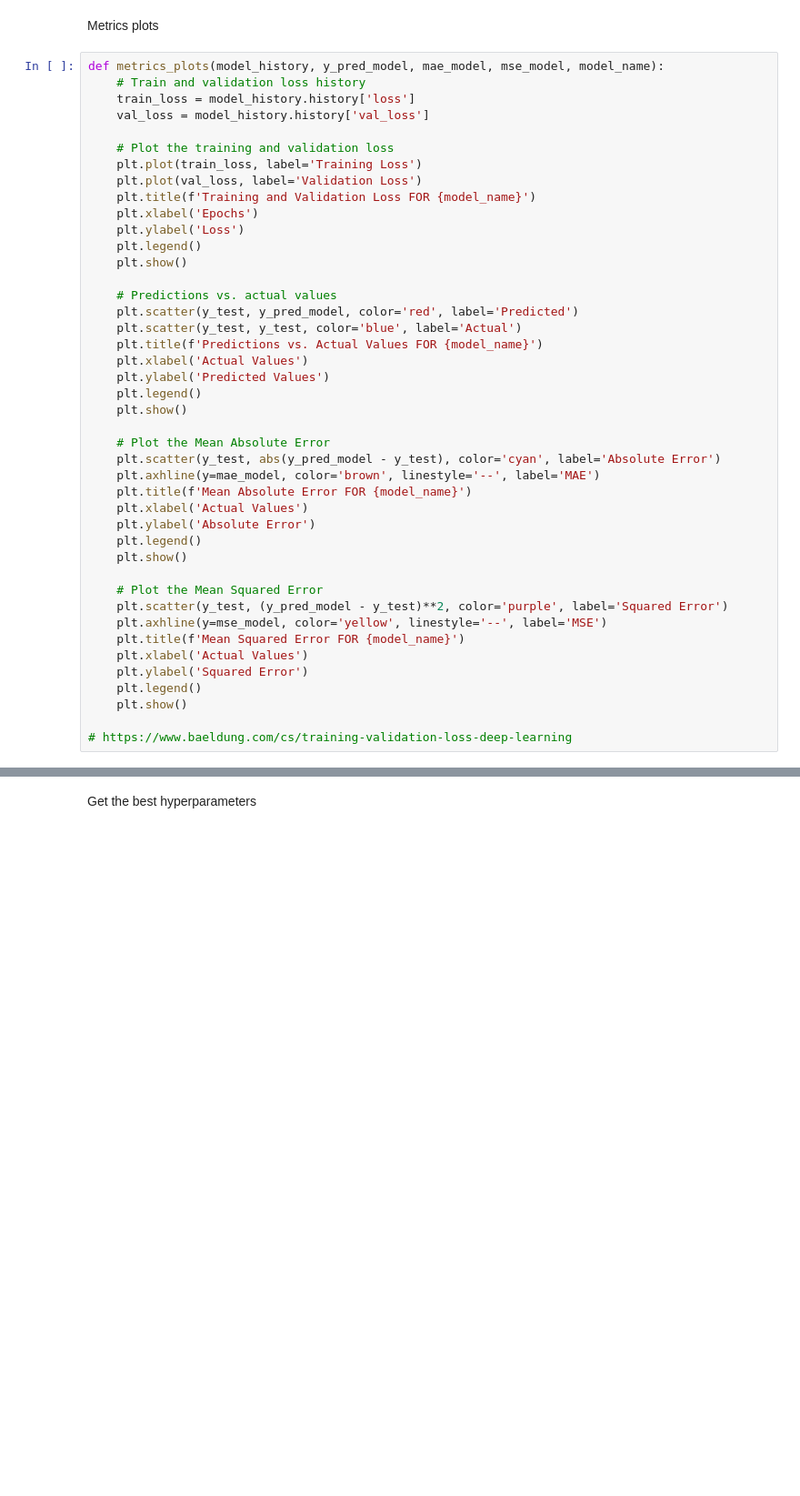
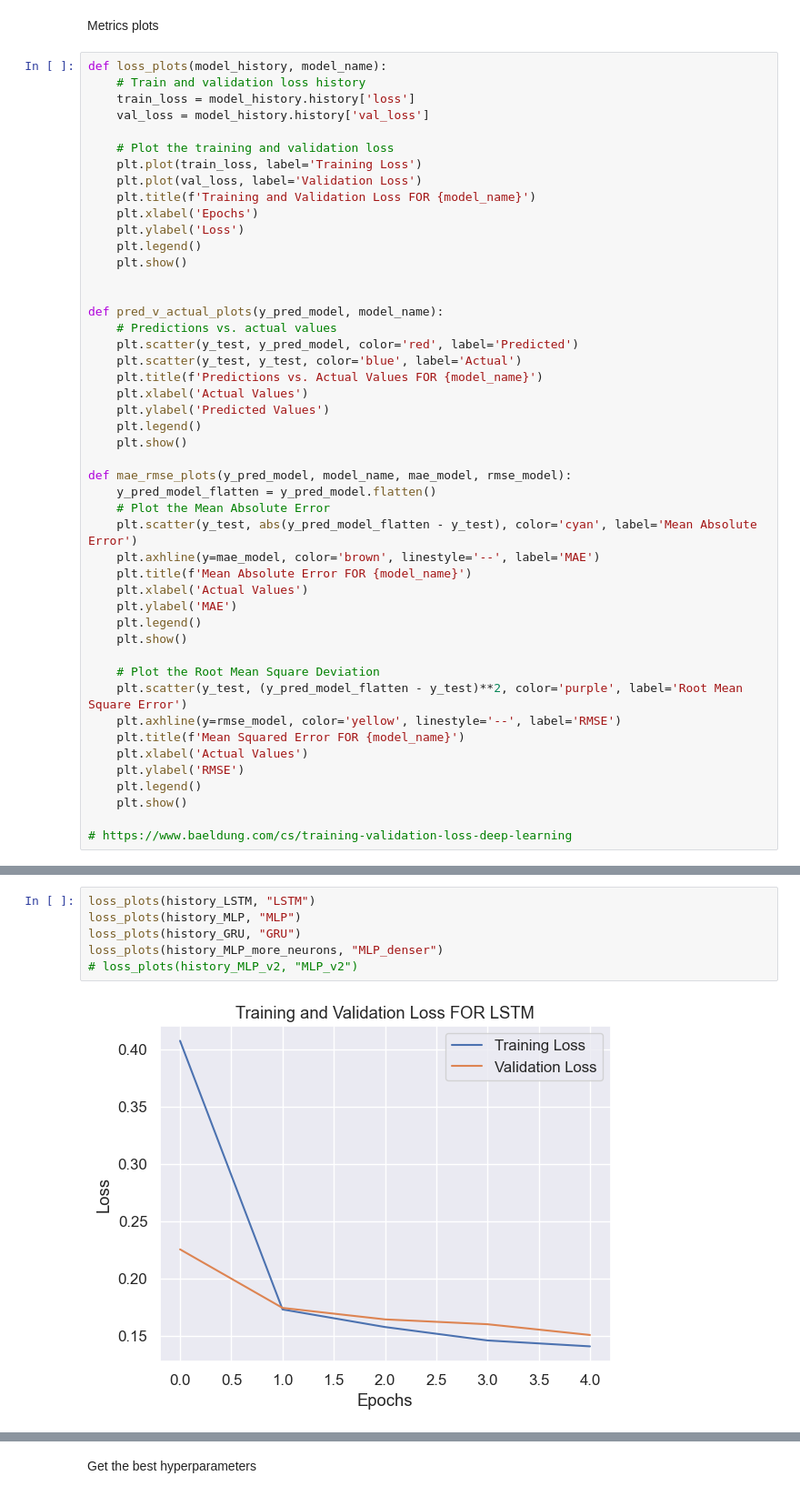
Before and after one commit to PsimonL/AI_Assesment, a Jupyter notebook: main.ipynb, the cells around one changed output, grey strips where cells are left out. Shown at 91% size. Saved outputs shown, nothing was run; the diff lists cells and outputs as text; blank space fills up the shorter version.

```diff
--- a/main.ipynb
+++ b/main.ipynb
@@ -786,7 +842,7 @@ MAE =  11531.7663
 # %% [markdown]
 Metrics plots
 # %%
-def metrics_plots(model_history, y_pred_model, mae_model, mse_model, model_name):
+def loss_plots(model_history, model_name):
     # Train and validation loss history
     train_loss = model_history.history['loss']
     val_loss = model_history.history['val_loss']
@@ -800,6 +856,8 @@ def metrics_plots(model_history, y_pred_model, mae_model, mse_model, model_name)
     plt.legend()
     plt.show()
 
+
+def pred_v_actual_plots(y_pred_model, model_name):
     # Predictions vs. actual values
     plt.scatter(y_test, y_pred_model, color='red', label='Predicted')
     plt.scatter(y_test, y_test, color='blue', label='Actual')
@@ -809,21 +867,23 @@ def metrics_plots(model_history, y_pred_model, mae_model, mse_model, model_name)
     plt.legend()
     plt.show()
 
+def mae_rmse_plots(y_pred_model, model_name, mae_model, rmse_model):
+    y_pred_model_flatten = y_pred_model.flatten()
     # Plot the Mean Absolute Error
-    plt.scatter(y_test, abs(y_pred_model - y_test), color='cyan', label='Absolute Error')
+    plt.scatter(y_test, abs(y_pred_model_flatten - y_test), color='cyan', label='Mean Absolute Error')
     plt.axhline(y=mae_model, color='brown', linestyle='--', label='MAE')
     plt.title(f'Mean Absolute Error FOR {model_name}')
     plt.xlabel('Actual Values')
-    plt.ylabel('Absolute Error')
+    plt.ylabel('MAE')
     plt.legend()
     plt.show()
 
-    # Plot the Mean Squared Error
-    plt.scatter(y_test, (y_pred_model - y_test)**2, color='purple', label='Squared Error')
-    plt.axhline(y=mse_model, color='yellow', linestyle='--', label='MSE')
+    # Plot the Root Mean Square Deviation
+    plt.scatter(y_test, (y_pred_model_flatten - y_test)**2, color='purple', label='Root Mean Square Error')
+    plt.axhline(y=rmse_model, color='yellow', linestyle='--', label='RMSE')
     plt.title(f'Mean Squared Error FOR {model_name}')
     plt.xlabel('Actual Values')
-    plt.ylabel('Squared Error')
+    plt.ylabel('RMSE')
     plt.legend()
     plt.show()
 
@@ -865,0 +891,8 @@ metrics_plots(history_MLP_v2, y_pred_MLP_v2, mae_MLP_v2, mse_MLP_v2, "MLP v2")
+# %%
+loss_plots(history_LSTM, "LSTM")
+loss_plots(history_MLP, "MLP")
+loss_plots(history_GRU, "GRU")
+loss_plots(history_MLP_more_neurons, "MLP_denser")
+# loss_plots(history_MLP_v2, "MLP_v2")
+# %% [output]
+[figure, added]
```
Also changed, not shown: parts of 34 cells of this notebook.
